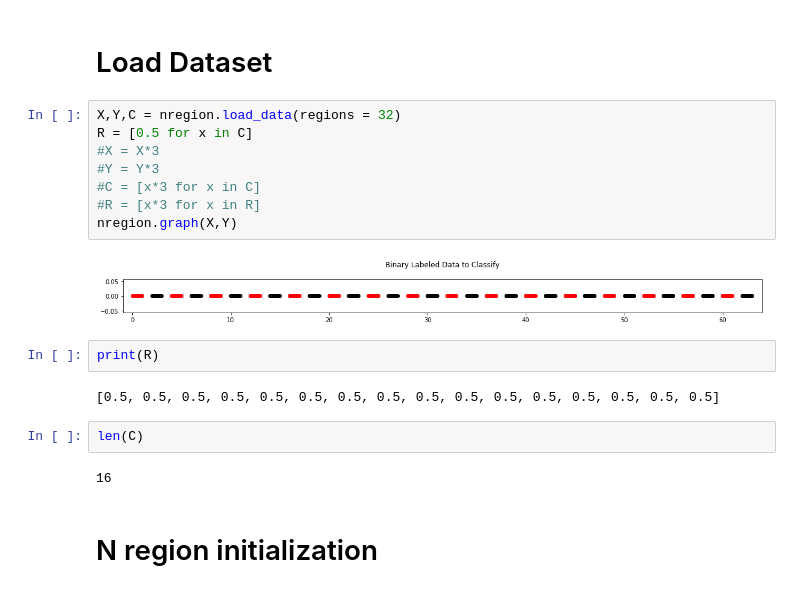
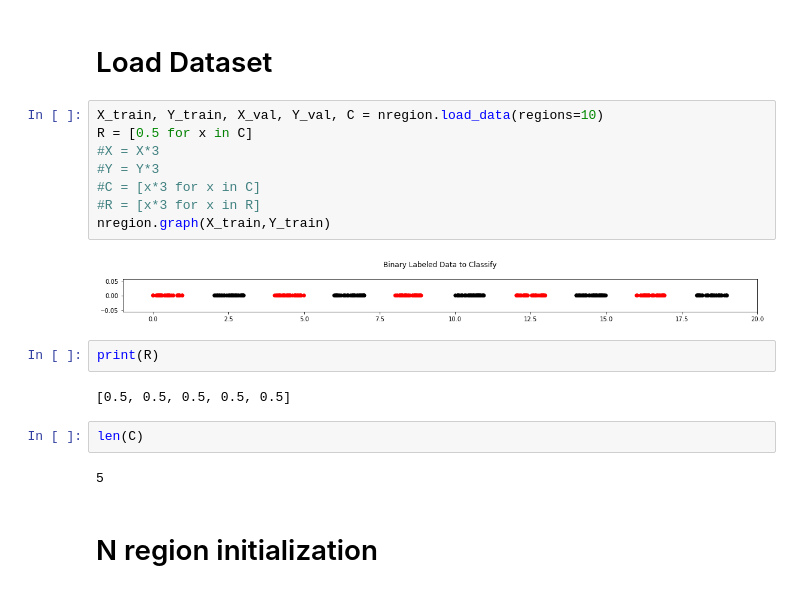
Before and after one commit to AleksandrGontcharov/neuralnetwork, a Jupyter notebook: neural_network_testing.ipynb, the cells around one changed output. Cells and saved outputs as stored; diff of their text form.

```diff
--- a/neural_network_testing.ipynb
+++ b/neural_network_testing.ipynb
@@ -21,23 +21,23 @@ Layer: L3, Neurons: 1, Activation: sigmoid, Weights: (1, 16), Biases: (1, 1)
 # %% [markdown]
 # Load Dataset
 # %%
-X,Y,C = nregion.load_data(regions = 32)
+X_train, Y_train, X_val, Y_val, C = nregion.load_data(regions=10)
 R = [0.5 for x in C]
 #X = X*3
 #Y = Y*3
 #C = [x*3 for x in C]
 #R = [x*3 for x in R]
-nregion.graph(X,Y)
+nregion.graph(X_train,Y_train)
 # %% [output]
-[figure, old version]
+[figure, new version]
 # %%
 print(R)
 # %% [output]
-[0.5, 0.5, 0.5, 0.5, 0.5, 0.5, 0.5, 0.5, 0.5, 0.5, 0.5, 0.5, 0.5, 0.5, 0.5, 0.5]
+[0.5, 0.5, 0.5, 0.5, 0.5]
 # %%
 len(C)
 # %% [output]
-16
+5
 # %% [markdown]
 # N region initialization
 # %%
```
Also changed, not shown: parts of 23 cells of this notebook, 3 other files.
